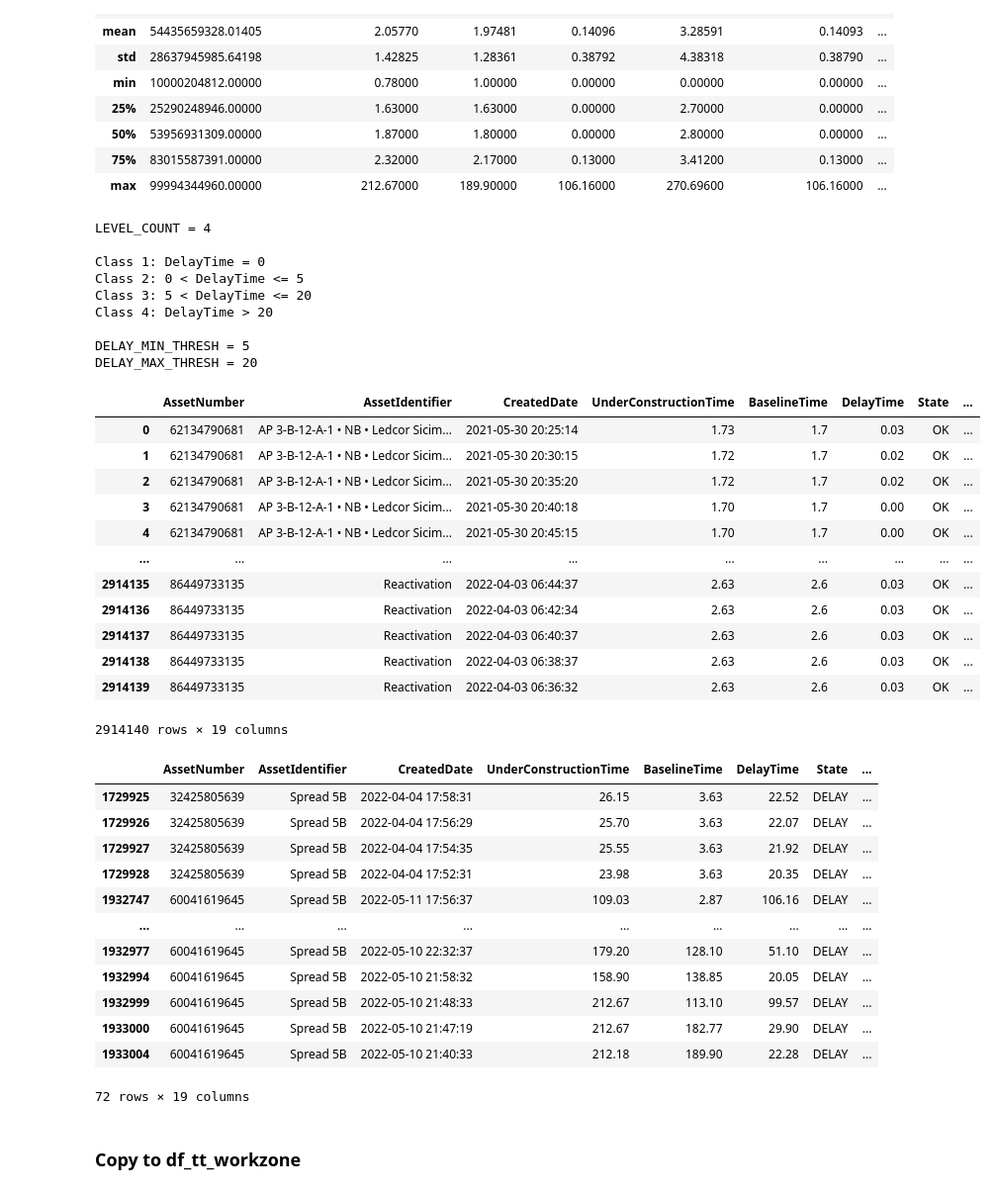
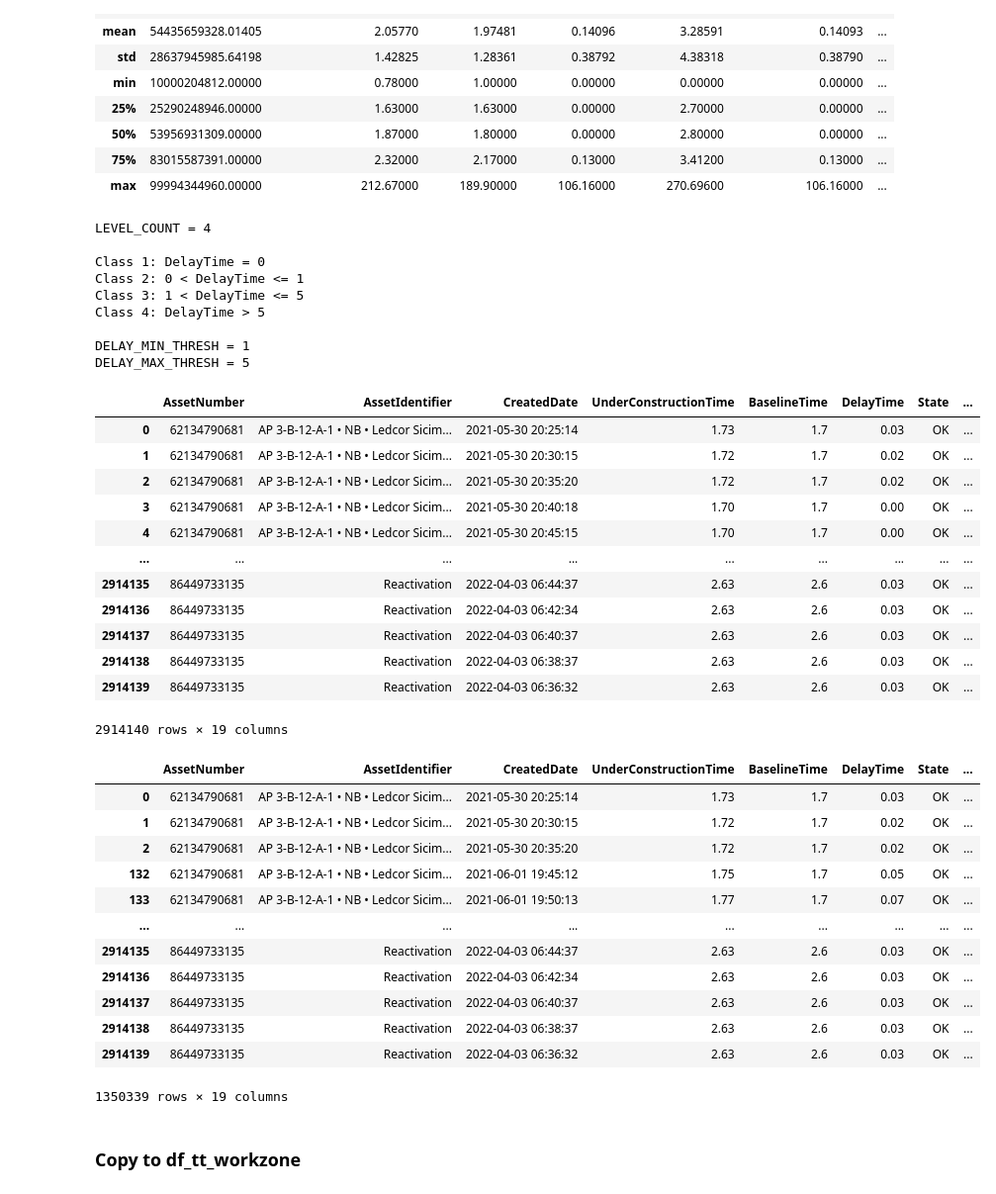
Before and after one commit to Gargoum-Lab/Workzone, a Jupyter notebook: data_cleaning_preprocessing.ipynb, the cells around one changed output. Shown at 99% size. Drawn from its saved outputs; the diff is of its cells as text; code cells hidden in the pictures.

```diff
--- a/data_cleaning_preprocessing.ipynb
+++ b/data_cleaning_preprocessing.ipynb
@@ -303,14 +305,19 @@ df_valid
 dict_day_type = {0:1, 1:2, 2:2, 3:2, 4:1, 5:3, 6:3}
 
 # HourType:
-#     1: 6-10
-#     2: 10-15
-#     3: 15-18
-#     4: 18-22
-#     5: 22-6
-dict_hour_type = {6:1, 7:1, 8:1,9:1,
-                  10:2,11:2,12:2,13:2,14:2,
-                  15:3,16:3,17:3,
-                  18:4,19:4,20:4,21:4,
-                  22:5,23:5,0:5,1:5,2:5,3:5,4:5,5:5}
+#     Peak (1): 6-9:59, 15-17:59
+#     Off-Peak (2): 10-14:59, 18-5:59
+
+dict_hour_type = {6:1, 7:1, 8:1,9:1,15:1,16:1,17:1,
+                  10:2,11:2,12:2,13:2,14:2, 18:2,19:2, 20:2, 21:2, 22:2, 23:2, 0:2, 1:2, 2:2, 3:2, 4:2, 5:2}
+# #     1: 6-10
+# #     2: 10-15
+# #     3: 15-18
+# #     4: 18-22
+# #     5: 22-6
+# dict_hour_type = {6:1, 7:1, 8:1,9:1,
+#                   10:2,11:2,12:2,13:2,14:2,
+#                   15:3,16:3,17:3,
+#                   18:4,19:4,20:4,21:4,
+#                   22:5,23:5,0:5,1:5,2:5,3:5,4:5,5:5}
 # %%
@@ -399,10 +403,15 @@ LEVEL_COUNT = 4
+# %%
+LEVEL_COUNT = 4
+
+DELAY_THRESH = df_valid['DelayTime'].max() / 2
+
+DELAY_MIN_THRESH = 1
+DELAY_MAX_THRESH = 5
 # %%
 print(f"LEVEL_COUNT = {LEVEL_COUNT}\n")
 print("Class 1: DelayTime =", 0)
 
 if LEVEL_COUNT == 3:
-    DELAY_THRESH = df_valid['DelayTime'].max() / 2
-
     df_valid['DelayLevel'] = (
         np.where(df_valid['DelayTime'] == 0.0, 1,
                  np.where(df_valid['DelayTime'] > DELAY_THRESH, 3, 2)))
@@ -412,9 +421,6 @@ if LEVEL_COUNT == 3:
     print("\DELAY_THRESH =", DELAY_THRESH)
 
 elif LEVEL_COUNT == 4:
-    DELAY_MIN_THRESH = 5
-    DELAY_MAX_THRESH = 4 * DELAY_MIN_THRESH
-
     df_valid['DelayLevel'] = (
         np.where(df_valid['DelayTime'] == 0.0, 1,
                  np.where(df_valid['DelayTime'] > DELAY_MAX_THRESH, 4,
@@ -440,12 +446,12 @@ df_valid
 LEVEL_COUNT = 4
 
 Class 1: DelayTime = 0
-Class 2: 0 < DelayTime <= 5
-Class 3: 5 < DelayTime <= 20
-Class 4: DelayTime > 20
+Class 2: 0 < DelayTime <= 1
+Class 3: 1 < DelayTime <= 5
+Class 4: DelayTime > 5
 
-DELAY_MIN_THRESH = 5
-DELAY_MAX_THRESH = 20
+DELAY_MIN_THRESH = 1
+DELAY_MAX_THRESH = 5
 |  | AssetNumber | AssetIdentifier | CreatedDate | UnderConstructionTime | BaselineTime | DelayTime | State | ... |
 | 0 | 62134790681 | AP 3-B-12-A-1 • NB • Ledcor Sicim... | 2021-05-30 20:25:14 | 1.73 | 1.7 | 0.03 | OK | ... |
 | 1 | 62134790681 | AP 3-B-12-A-1 • NB • Ledcor Sicim... | 2021-05-30 20:30:15 | 1.72 | 1.7 | 0.02 | OK | ... |
@@ -460,21 +466,21 @@ DELAY_MAX_THRESH = 20
 | 2914139 | 86449733135 | Reactivation | 2022-04-03 06:36:32 | 2.63 | 2.6 | 0.03 | OK | ... |
 2914140 rows × 19 columns
 # %%
-df_valid.loc[df_valid['DelayLevel'] == 4]
+df_valid.loc[df_valid['DelayLevel'] == 2]
 # %% [output]
 |  | AssetNumber | AssetIdentifier | CreatedDate | UnderConstructionTime | BaselineTime | DelayTime | State | ... |
-| 1729925 | 32425805639 | Spread 5B | 2022-04-04 17:58:31 | 26.15 | 3.63 | 22.52 | DELAY | ... |
-| 1729926 | 32425805639 | Spread 5B | 2022-04-04 17:56:29 | 25.70 | 3.63 | 22.07 | DELAY | ... |
-| 1729927 | 32425805639 | Spread 5B | 2022-04-04 17:54:35 | 25.55 | 3.63 | 21.92 | DELAY | ... |
-| 1729928 | 32425805639 | Spread 5B | 2022-04-04 17:52:31 | 23.98 | 3.63 | 20.35 | DELAY | ... |
-| 1932747 | 60041619645 | Spread 5B | 2022-05-11 17:56:37 | 109.03 | 2.87 | 106.16 | DELAY | ... |
+| 0 | 62134790681 | AP 3-B-12-A-1 • NB • Ledcor Sicim... | 2021-05-30 20:25:14 | 1.73 | 1.7 | 0.03 | OK | ... |
+| 1 | 62134790681 | AP 3-B-12-A-1 • NB • Ledcor Sicim... | 2021-05-30 20:30:15 | 1.72 | 1.7 | 0.02 | OK | ... |
+| 2 | 62134790681 | AP 3-B-12-A-1 • NB • Ledcor Sicim... | 2021-05-30 20:35:20 | 1.72 | 1.7 | 0.02 | OK | ... |
+| 132 | 62134790681 | AP 3-B-12-A-1 • NB • Ledcor Sicim... | 2021-06-01 19:45:12 | 1.75 | 1.7 | 0.05 | OK | ... |
+| 133 | 62134790681 | AP 3-B-12-A-1 • NB • Ledcor Sicim... | 2021-06-01 19:50:13 | 1.77 | 1.7 | 0.07 | OK | ... |
 | ... | ... | ... | ... | ... | ... | ... | ... | ... |
-| 1932977 | 60041619645 | Spread 5B | 2022-05-10 22:32:37 | 179.20 | 128.10 | 51.10 | DELAY | ... |
-| 1932994 | 60041619645 | Spread 5B | 2022-05-10 21:58:32 | 158.90 | 138.85 | 20.05 | DELAY | ... |
-| 1932999 | 60041619645 | Spread 5B | 2022-05-10 21:48:33 | 212.67 | 113.10 | 99.57 | DELAY | ... |
-| 1933000 | 60041619645 | Spread 5B | 2022-05-10 21:47:19 | 212.67 | 182.77 | 29.90 | DELAY | ... |
-| 1933004 | 60041619645 | Spread 5B | 2022-05-10 21:40:33 | 212.18 | 189.90 | 22.28 | DELAY | ... |
+| 2914135 | 86449733135 | Reactivation | 2022-04-03 06:44:37 | 2.63 | 2.6 | 0.03 | OK | ... |
+| 2914136 | 86449733135 | Reactivation | 2022-04-03 06:42:34 | 2.63 | 2.6 | 0.03 | OK | ... |
+| 2914137 | 86449733135 | Reactivation | 2022-04-03 06:40:37 | 2.63 | 2.6 | 0.03 | OK | ... |
+| 2914138 | 86449733135 | Reactivation | 2022-04-03 06:38:37 | 2.63 | 2.6 | 0.03 | OK | ... |
+| 2914139 | 86449733135 | Reactivation | 2022-04-03 06:36:32 | 2.63 | 2.6 | 0.03 | OK | ... |
-72 rows × 19 columns
+1350339 rows × 19 columns
 # %% [markdown]
 ### Copy to df_tt_workzone
 # %%
```
Also changed, not shown: parts of 5 cells of this notebook.
